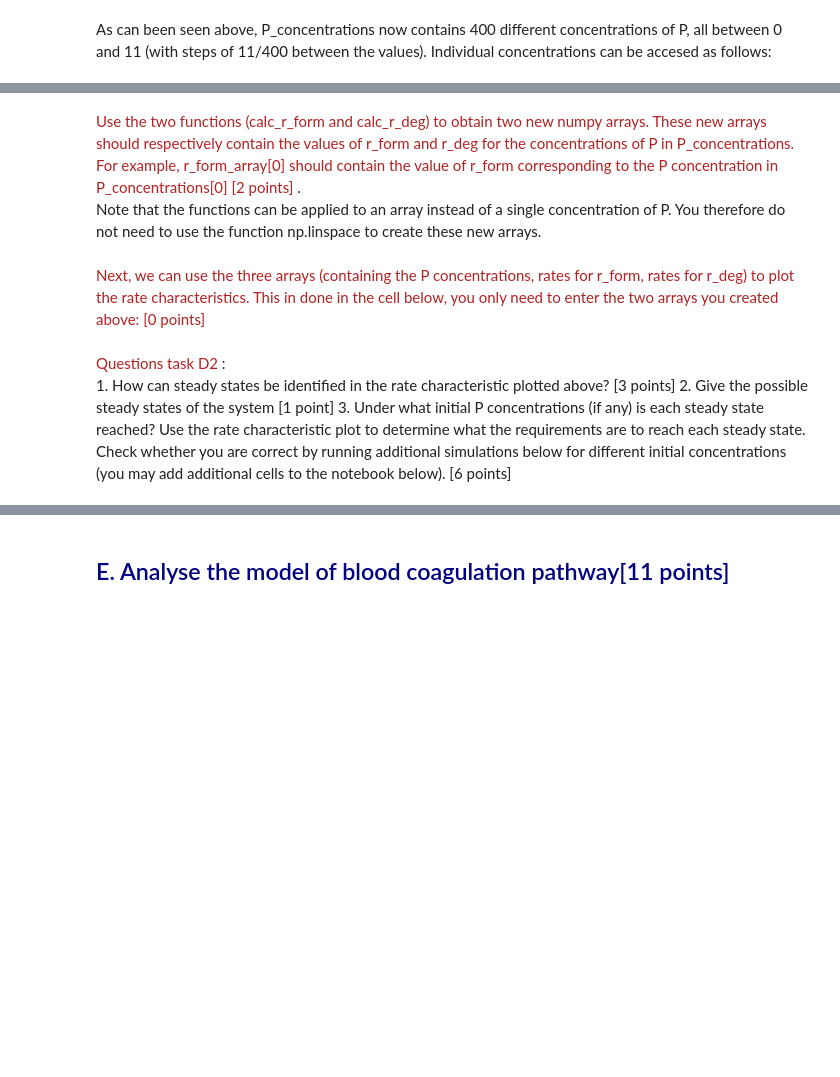
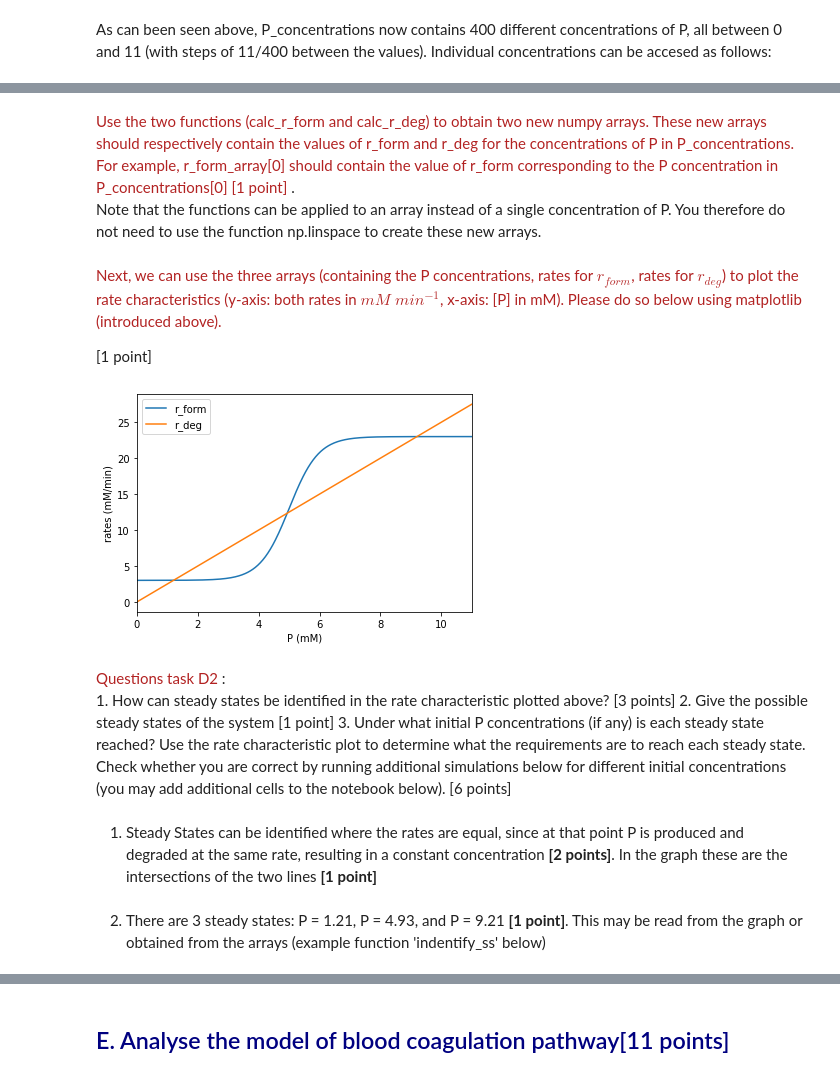
Before and after one commit to A2P2/Tools-of-Sys-Bio_RUG, a Jupyter notebook: 2020_Kinetic_modeling_in_Python_full.ipynb, the cells around one changed output, grey strips where cells are left out. Cells and saved outputs as stored; diff of their text form; code cells hidden in the pictures; blank space fills up the shorter version.

```diff
--- a/2020_Kinetic_modeling_in_Python_full.ipynb
+++ b/2020_Kinetic_modeling_in_Python_full.ipynb
@@ -955,8 +983,8 @@ calc_r_form(6) # calculate r_form when P = 6 mM
 # %% [markdown]
 Below a similar function needs to be defined for r_deg. <font color='firebrick'>Please complete the function below: [2 points]</b></font>
 # %%
-def calc_r_deg
+def calc_r_deg(P):
+  r_deg = 2.5 * P
 
 
-
-return
+  return r_deg
@@ -979,26 +1039,37 @@ P_concentrations[399]
 # %% [markdown]
-<font color='firebrick'>Use the two functions (calc_r_form and calc_r_deg) to obtain two new numpy arrays. These new arrays should respectively contain the values of r_form and r_deg for the concentrations of P in P_concentrations. For example, r_form_array[0] should contain the value of r_form corresponding to the P concentration in P_concentrations[0]    [2 points] </b></font>. <br> Note that the functions can be applied to an array instead of a single concentration of P. You therefore do not need to use the function np.linspace to create these new arrays.
+<font color='firebrick'>Use the two functions (calc_r_form and calc_r_deg) to obtain two new numpy arrays. These new arrays should respectively contain the values of r_form and r_deg for the concentrations of P in P_concentrations. For example, r_form_array[0] should contain the value of r_form corresponding to the P concentration in P_concentrations[0]    [1 point] </b></font>. <br> Note that the functions can be applied to an array instead of a single concentration of P. You therefore do not need to use the function np.linspace to create these new arrays.
 # %%
 # create the numpy array for r_form
+ar_rform = calc_r_form(P_concentrations)
 # %%
 # create the numpy array for r_deg
+ar_rdeg = calc_r_deg(P_concentrations)
 # %% [markdown]
-<font color='firebrick'>Next, we can use the three arrays (containing the P concentrations, rates for r_form, rates for r_deg) to plot the rate characteristics. This in done in the cell below, you only need to enter the two arrays you created above: [0 points]</b></font>
+<font color='firebrick'>Next, we can use the three arrays (containing the P concentrations, rates for $r_{form}$, rates for $r_{deg}$) to plot the rate characteristics (y-axis: both rates in $mM \; min^{-1}$, x-axis: [P] in mM). Please do so below using matplotlib (introduced above).
+
+
+ [1 point]</b></font>
 # %%
-r_form =   # enter name of r_form array defined above
+r_form =   ar_rform# enter name of r_form array defined above
 plt.plot(P_concentrations, r_form,label="r_form")
 
-r_deg =  # enter name of r_deg array defined above
+r_deg =  ar_rdeg# enter name of r_deg array defined above
 plt.plot(P_concentrations,r_deg,label="r_deg")
 
 # Plot settings:
 plt.xlim((0,11))
 plt.xlabel('P (mM)')
-plt.ylabel("rates (mM/s)")
+plt.ylabel("rates (mM/min)")
 plt.legend()
 plt.show()
+# %% [output]
+[figure, added]
 # %% [markdown]
 <font color='firebrick'>Questions task D2  </b></font>: <br>
     1. How can steady states be identified in the rate characteristic plotted above? [3 points]
     2. Give the possible steady states of the system [1 point]
     3. Under what initial P concentrations (if any) is each steady state reached? Use the rate characteristic plot to determine what the requirements are to reach each steady state. Check whether you are correct by running additional simulations below for different initial concentrations (you may add additional cells to the notebook below). [6 points]
+# %% [markdown]
+1. Steady States can be identified where the rates are equal, since at that point P is produced and degraded at the same rate, resulting in a constant concentration **[2 points]**. In the graph these are the intersections of the two lines **[1 point]**
+# %% [markdown]
+2. There are 3 steady states: P = 1.21, P = 4.93, and P = 9.21 **[1 point]**. This may be read from the graph or obtained from the arrays (example function 'indentify_ss' below)
```
Also changed, not shown: parts of 30 cells of this notebook.
